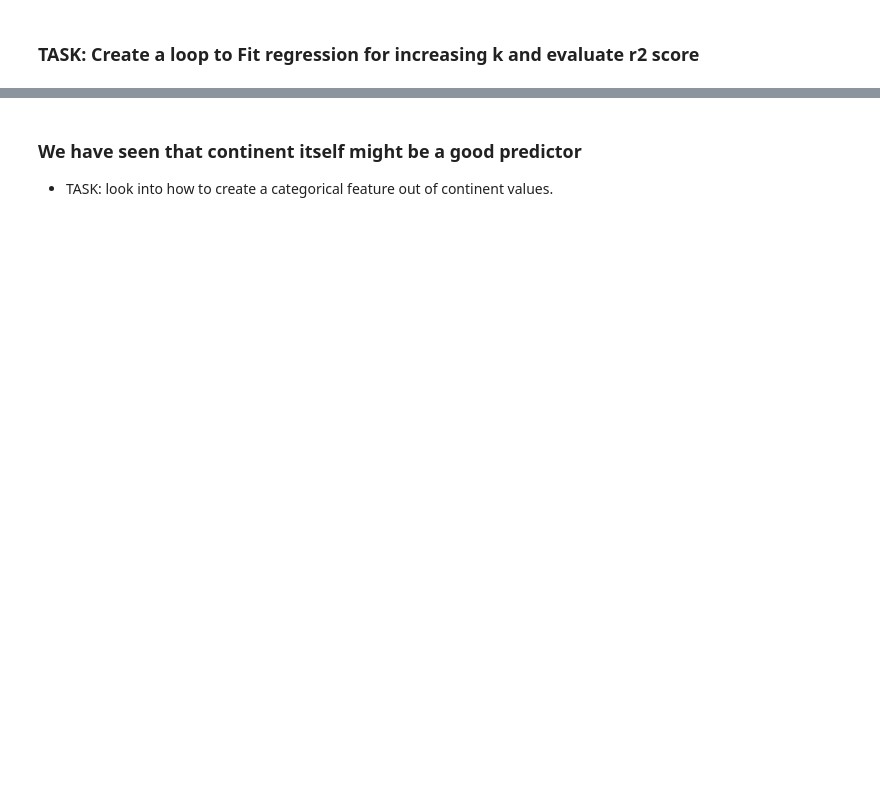
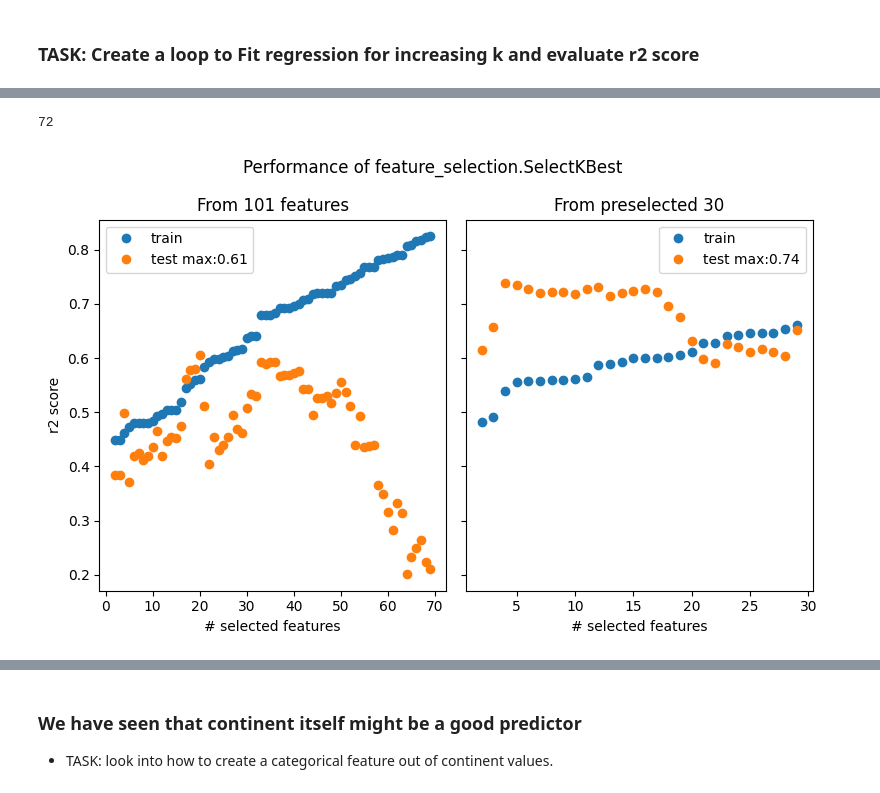
Before and after one commit to Py-ualg/miniprojects, a Jupyter notebook: alcoholism/alcoholism_solution_current.ipynb, the cells around one changed output, grey strips where cells are left out. Cells and saved outputs as stored; diff of their text form; code cells hidden in the pictures; blank space fills up the shorter version.

```diff
--- a/alcoholism/alcoholism_solution_current.ipynb
+++ b/alcoholism/alcoholism_solution_current.ipynb
@@ -306,7 +334,2 @@ array(['SP.POP.65UP.FE.ZS.2022', 'SP.POP.80UP.FE.5Y.2022'], dtype=object)
 # %% [markdown]
 ### TASK: Create a loop to Fit regression for increasing k and evaluate r2 score
-# %%
-X_train, X_test = X_train[selector.get_feature_names_out()], X_test[selector.get_feature_names_out()]
-# %%
-reg = sklearn.linear_model.LinearRegression()
-reg.fit(X_train, y_train)
@@ -312,0 +357,53 @@ reg.fit(X_train, y_train)
+# %%
+# list of column names
+cols = list(corr.columns)
+
+# loop over correlation matrix lower tringle and remove highle correlating memebers.
+to_remove = []
+for i in range(len(cols[:-1])):
+    for j in range(0, i):
+        if abs(corr.iloc[i, j]) > 0.91:
+            to_remove.append(cols[i])
+len(set(to_remove))
+# %% [output]
+72
+# %%
+# subplot to compare selectKBest from 101 and preselected features
+fig_selector, ax = plt.subplots(1, 2, sharey=True, figsize=(8, 5))
+
+# plot from 101 features
+ax[0].plot(ks, lst_r2_train, 'o', label='train')
+ax[0].plot(ks, lst_r2_test, 'o', label=f'test max:{max(lst_r2_test):0.2f}')
+ax[0].set_xlabel('# selected features')
+ax[0].set_ylabel('r2 score')
+ax[0].set_title('From 101 features')
+ax[0].legend()
+# plt.show()
+
+# Drop features which have been selected in pre-filtering
+DF_filt = DF.drop(set(to_remove), axis=1)
+
+# again regression for loop using KBest selector on 30 features
+ks, lst_r2_train, lst_r2_test = [], [], []
+for k in range(2, 30):
+    # feature selection and regression
+    df_test, y_train, y_train_pred, r2_test, r2_train, X_train, X_test, y_train, y_test = runRegression(DF_filt, k=k)
+
+    # append parameters
+    lst_r2_train.append(r2_train)
+    lst_r2_test.append(r2_test)
+    ks.append(k)
+
+# plot r2 versus k, much nicer, less features needed and better result.
+ax[1].plot(ks, lst_r2_train, 'o', label='train')
+ax[1].plot(ks, lst_r2_test, 'o', label=f'test max:{max(lst_r2_test):0.2f}')
+plt.xlabel('# selected features')
+ax[1].set_title('From preselected 30')
+# plt.ylabel('r2 score')
+plt.legend()
+plt.suptitle('Performance of feature_selection.SelectKBest', y=0.98)
+plt.tight_layout()
+plt.savefig('figs\\feature_selection.png')
+plt.show()
+# %% [output]
+[figure, added]
```
Also changed, not shown: parts of 19 cells of this notebook, 2 other files.
